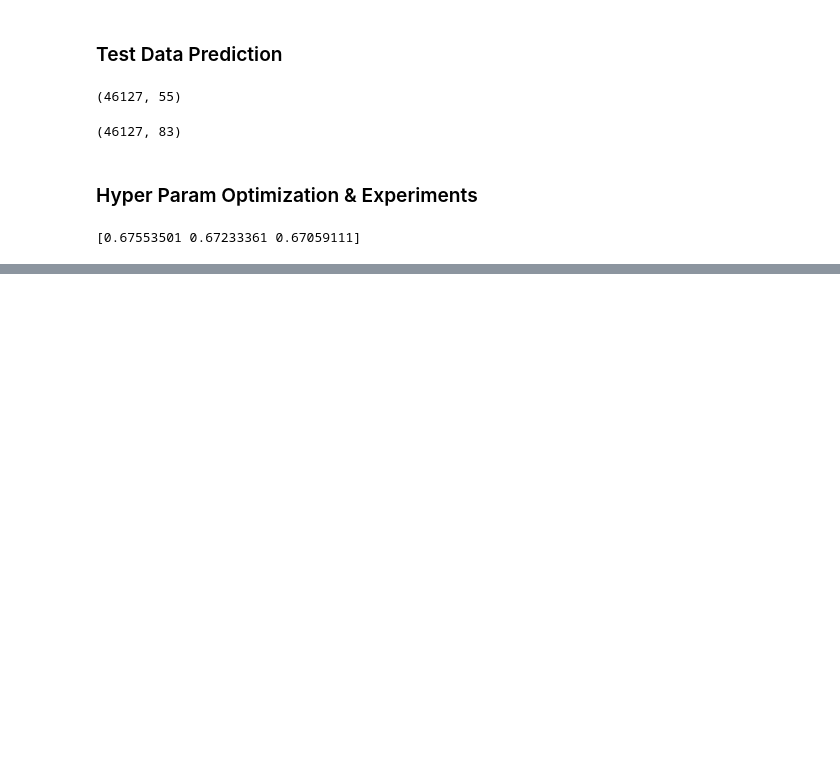
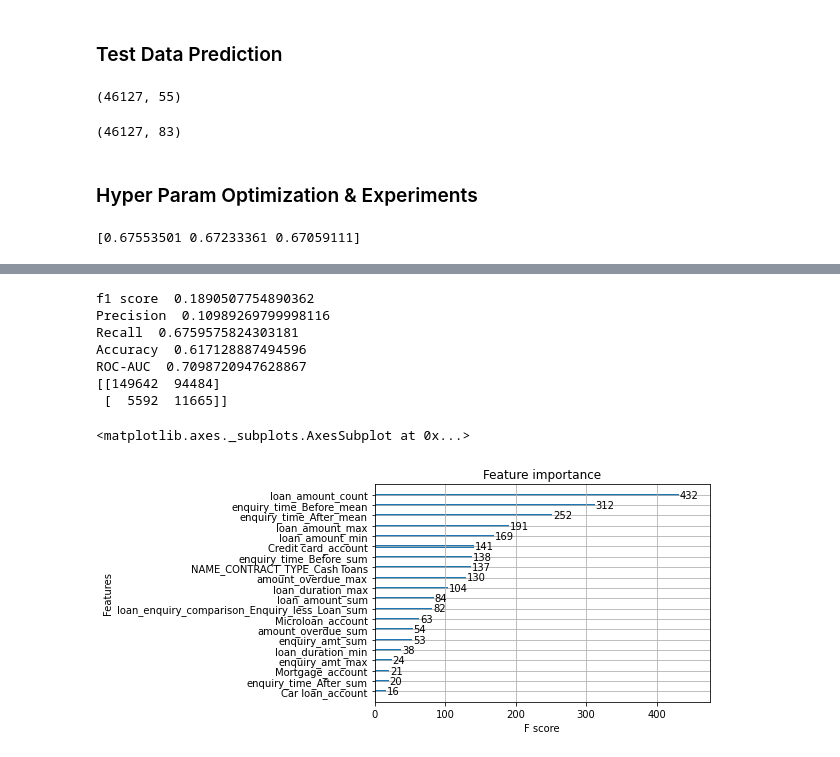
Before and after one commit to Santanu7/loan_classification, a Jupyter notebook: Loan_Classification.ipynb, the cells around one changed output, grey strips where cells are left out. Drawn from its saved outputs; the diff is of its cells as text; code cells hidden in the pictures; blank space fills up the shorter version.

```diff
--- a/Loan_Classification.ipynb
+++ b/Loan_Classification.ipynb
@@ -564,3 +564,13 @@ rf = RandomForestClassifier()
 print(cross_val_score(rf, X_encoded, y, cv=3,scoring='roc_auc'))
 # %% [output]
 [0.67553501 0.67233361 0.67059111]
+# %%
+model_exp = XGBClassifier(gamma=5, learning_rate=0.01, n_estimators=500, random_state=42,max_depth=3,scale_pos_weight=round(scale_pos_weight),eval_metric = "auc")
+#model = XGBClassifier(scale_pos_weight=round(scale_pos_weight),eval_metric = "auc")
+model_exp.fit(X, y)
+
+y_pred = model_exp.predict(X)
+y_pred_prob = model_exp.predict_proba(X)[:,1]
+performance(y,y_pred,y_pred_prob)
+
+plot_importance(model_exp)
@@ -566,0 +587,7 @@ print(cross_val_score(rf, X_encoded, y, cv=3,scoring='roc_auc'))
+# %%
+results=pd.DataFrame()
+results['columns']=X.columns
+results['importances'] = model_exp.feature_importances_
+results.sort_values(by='importances',ascending=False,inplace=True)
+
+results[:20]
@@ -566,0 +612,21 @@ print(cross_val_score(rf, X_encoded, y, cv=3,scoring='roc_auc'))
+# %%
+select_cols = results[:20]['columns'].tolist()
+model_exp = XGBClassifier(gamma=5, learning_rate=0.01, n_estimators=500, random_state=42,max_depth=3,scale_pos_weight=round(scale_pos_weight),eval_metric = "auc")
+#model = XGBClassifier(scale_pos_weight=round(scale_pos_weight),eval_metric = "auc")
+model_exp.fit(X[select_cols], y)
+
+y_pred = model_exp.predict(X[select_cols])
+y_pred_prob = model_exp.predict_proba(X[select_cols])[:,1]
+performance(y,y_pred,y_pred_prob)
+
+plot_importance(model_exp)
+# %% [output]
+f1 score  0.1890507754890362
+Precision  0.10989269799998116
+Recall  0.6759575824303181
+Accuracy  0.617128887494596
+ROC-AUC  0.7098720947628867
+[[149642  94484]
+ [  5592  11665]]
+<matplotlib.axes._subplots.AxesSubplot at 0x...>
+[figure, added]
```
Also changed, not shown: parts of 3 cells of this notebook.
